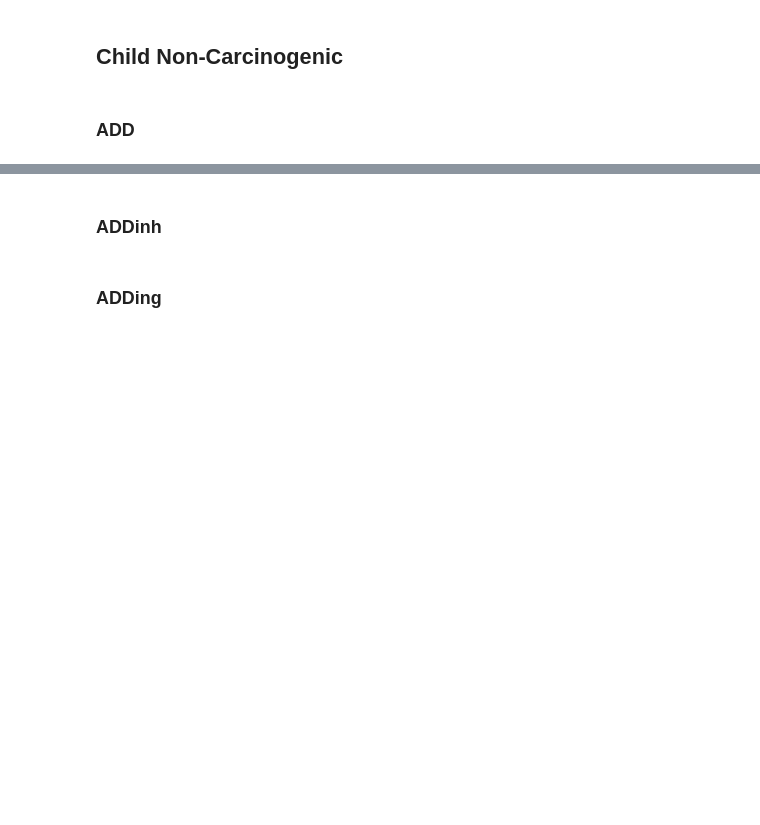
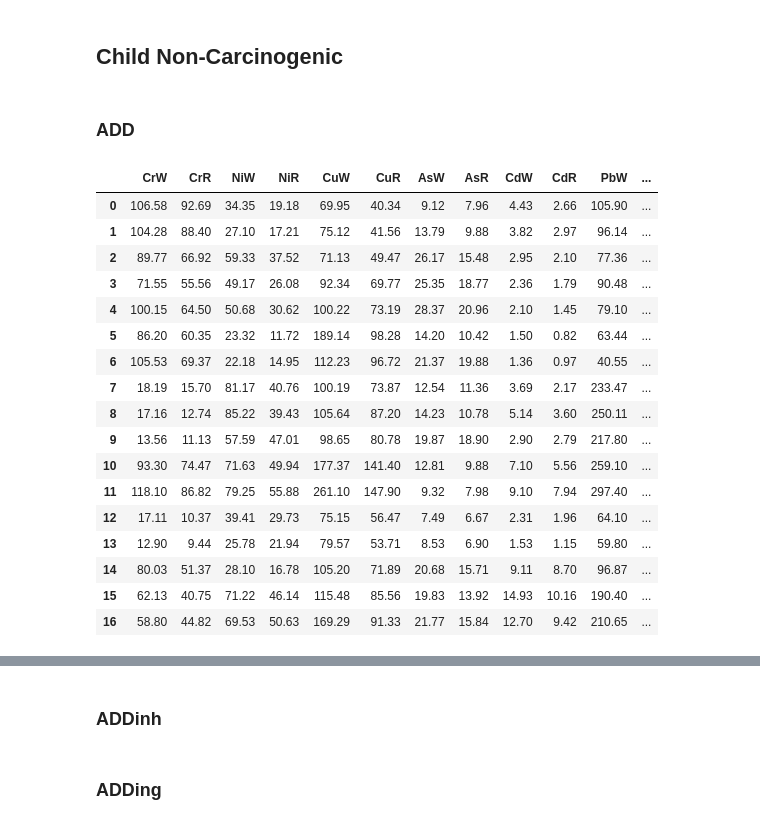
Before and after one commit to rakibhhridoy/OnGoingStudy, a Jupyter notebook: Shitalakshya/Python/Carcinogen_Effect.ipynb, the cells around one changed output, grey strips where cells are left out. Cells and saved outputs as stored; diff of their text form; code cells hidden in the pictures; blank space fills up the shorter version.

```diff
--- a/Shitalakshya/Python/Carcinogen_Effect.ipynb
+++ b/Shitalakshya/Python/Carcinogen_Effect.ipynb
@@ -215,3 +218,24 @@ df.head()
 ## Child Non-Carcinogenic
 # %% [markdown]
 ###  ADD
+# %%
+df
+# %% [output]
+|  | CrW | CrR | NiW | NiR | CuW | CuR | AsW | AsR | CdW | CdR | PbW | ... |
+| 0 | 106.58 | 92.69 | 34.35 | 19.18 | 69.95 | 40.34 | 9.12 | 7.96 | 4.43 | 2.66 | 105.90 | ... |
+| 1 | 104.28 | 88.40 | 27.10 | 17.21 | 75.12 | 41.56 | 13.79 | 9.88 | 3.82 | 2.97 | 96.14 | ... |
+| 2 | 89.77 | 66.92 | 59.33 | 37.52 | 71.13 | 49.47 | 26.17 | 15.48 | 2.95 | 2.10 | 77.36 | ... |
+| 3 | 71.55 | 55.56 | 49.17 | 26.08 | 92.34 | 69.77 | 25.35 | 18.77 | 2.36 | 1.79 | 90.48 | ... |
+| 4 | 100.15 | 64.50 | 50.68 | 30.62 | 100.22 | 73.19 | 28.37 | 20.96 | 2.10 | 1.45 | 79.10 | ... |
+| 5 | 86.20 | 60.35 | 23.32 | 11.72 | 189.14 | 98.28 | 14.20 | 10.42 | 1.50 | 0.82 | 63.44 | ... |
+| 6 | 105.53 | 69.37 | 22.18 | 14.95 | 112.23 | 96.72 | 21.37 | 19.88 | 1.36 | 0.97 | 40.55 | ... |
+| 7 | 18.19 | 15.70 | 81.17 | 40.76 | 100.19 | 73.87 | 12.54 | 11.36 | 3.69 | 2.17 | 233.47 | ... |
+| 8 | 17.16 | 12.74 | 85.22 | 39.43 | 105.64 | 87.20 | 14.23 | 10.78 | 5.14 | 3.60 | 250.11 | ... |
+| 9 | 13.56 | 11.13 | 57.59 | 47.01 | 98.65 | 80.78 | 19.87 | 18.90 | 2.90 | 2.79 | 217.80 | ... |
+| 10 | 93.30 | 74.47 | 71.63 | 49.94 | 177.37 | 141.40 | 12.81 | 9.88 | 7.10 | 5.56 | 259.10 | ... |
+| 11 | 118.10 | 86.82 | 79.25 | 55.88 | 261.10 | 147.90 | 9.32 | 7.98 | 9.10 | 7.94 | 297.40 | ... |
+| 12 | 17.11 | 10.37 | 39.41 | 29.73 | 75.15 | 56.47 | 7.49 | 6.67 | 2.31 | 1.96 | 64.10 | ... |
+| 13 | 12.90 | 9.44 | 25.78 | 21.94 | 79.57 | 53.71 | 8.53 | 6.90 | 1.53 | 1.15 | 59.80 | ... |
+| 14 | 80.03 | 51.37 | 28.10 | 16.78 | 105.20 | 71.89 | 20.68 | 15.71 | 9.11 | 8.70 | 96.87 | ... |
+| 15 | 62.13 | 40.75 | 71.22 | 46.14 | 115.48 | 85.56 | 19.83 | 13.92 | 14.93 | 10.16 | 190.40 | ... |
+| 16 | 58.80 | 44.82 | 69.53 | 50.63 | 169.29 | 91.33 | 21.77 | 15.84 | 12.70 | 9.42 | 210.65 | ... |
```
Also changed, not shown: parts of 49 cells of this notebook.
